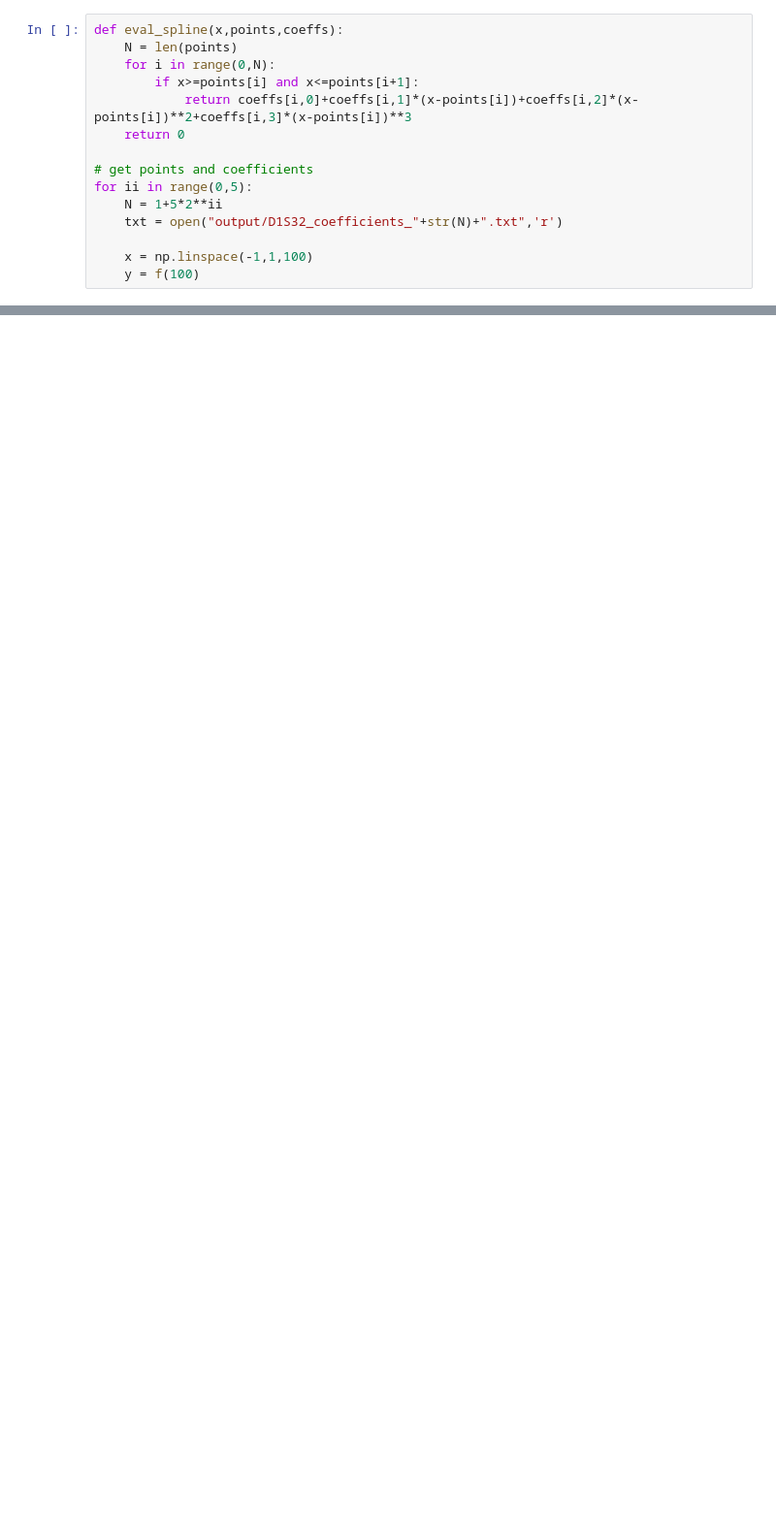
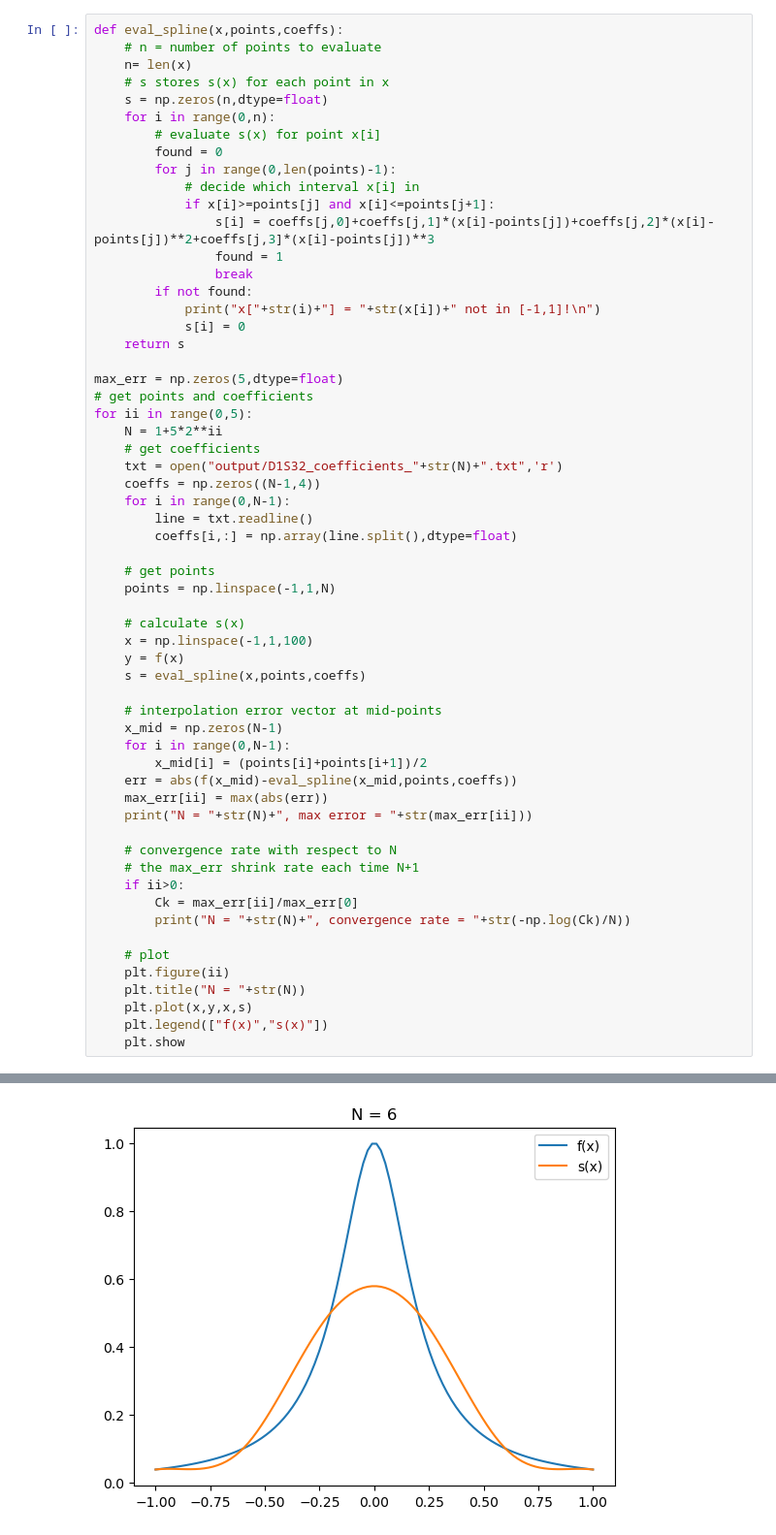
Before and after one commit to NanZiqian/na, a Jupyter notebook: chapter3hw/code/A.ipynb, the cells around one changed output, grey strips where cells are left out. Shown at 97% size. Saved outputs shown, nothing was run; the diff lists cells and outputs as text; blank space fills up the shorter version.

```diff
--- a/chapter3hw/code/A.ipynb
+++ b/chapter3hw/code/A.ipynb
@@ -22,18 +24,63 @@ for ii in range(0,5):
     txt.write("\n")
     txt.write(str(df(x[0]))+" "+str(df(x[N-1]))+"\n")
     txt.close()
-# %%
-def eval_spline(x,points,coeffs):
-    N = len(points)
-    for i in range(0,N):
-        if x>=points[i] and x<=points[i+1]:
-            return coeffs[i,0]+coeffs[i,1]*(x-points[i])+coeffs[i,2]*(x-points[i])**2+coeffs[i,3]*(x-points[i])**3
-    return 0
-
-# get points and coefficients
-for ii in range(0,5):
-    N = 1+5*2**ii
-    txt = open("output/D1S32_coefficients_"+str(N)+".txt",'r')
-
-    x = np.linspace(-1,1,100)
-    y = f(100)
+# %%
+def eval_spline(x,points,coeffs):
+    # n = number of points to evaluate
+    n= len(x)
+    # s stores s(x) for each point in x
+    s = np.zeros(n,dtype=float)
+    for i in range(0,n):
+        # evaluate s(x) for point x[i]
+        found = 0
+        for j in range(0,len(points)-1):
+            # decide which interval x[i] in
+            if x[i]>=points[j] and x[i]<=points[j+1]:
+                s[i] = coeffs[j,0]+coeffs[j,1]*(x[i]-points[j])+coeffs[j,2]*(x[i]-points[j])**2+coeffs[j,3]*(x[i]-points[j])**3
+                found = 1
+                break
+        if not found:
+            print("x["+str(i)+"] = "+str(x[i])+" not in [-1,1]!\n")
+            s[i] = 0
+    return s
+
+max_err = np.zeros(5,dtype=float)
+# get points and coefficients
+for ii in range(0,5):
+    N = 1+5*2**ii
+    # get coefficients
+    txt = open("output/D1S32_coefficients_"+str(N)+".txt",'r')
+    coeffs = np.zeros((N-1,4))
+    for i in range(0,N-1):
+        line = txt.readline()
+        coeffs[i,:] = np.array(line.split(),dtype=float)
+
+    # get points
+    points = np.linspace(-1,1,N)
+
+    # calculate s(x)
+    x = np.linspace(-1,1,100)
+    y = f(x)
+    s = eval_spline(x,points,coeffs)
+
+    # interpolation error vector at mid-points
+    x_mid = np.zeros(N-1)
+    for i in range(0,N-1):
+        x_mid[i] = (points[i]+points[i+1])/2
+    err = abs(f(x_mid)-eval_spline(x_mid,points,coeffs))
+    max_err[ii] = max(abs(err))
+    print("N = "+str(N)+", max error = "+str(max_err[ii]))
+
+    # convergence rate with respect to N
+    # the max_err shrink rate each time N+1
+    if ii>0:
+        Ck = max_err[ii]/max_err[0]
+        print("N = "+str(N)+", convergence rate = "+str(-np.log(Ck)/N))
+
+    # plot
+    plt.figure(ii)
+    plt.title("N = "+str(N))
+    plt.plot(x,y,x,s)
+    plt.legend(["f(x)","s(x)"])
+    plt.show
+# %% [output]
@@ -39,0 +96 @@ for ii in range(0,5):
+[figure, added]
```
Also changed, not shown: parts of 5 cells of this notebook, 3 other files.
